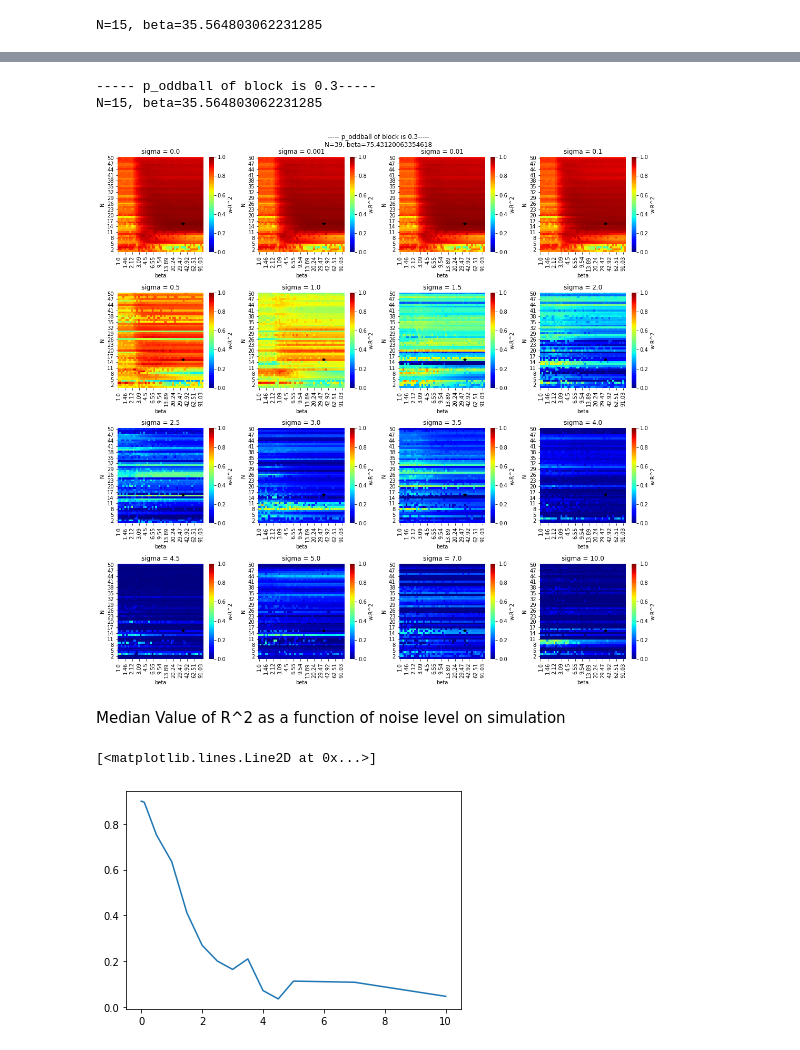
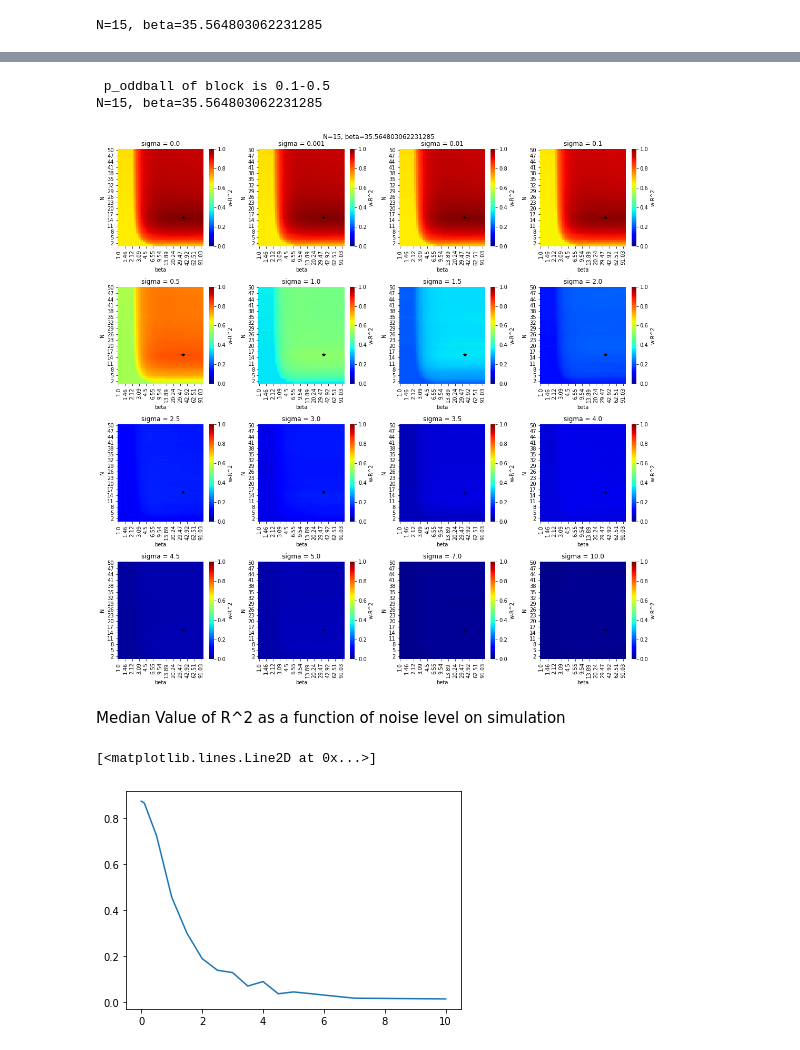
Before and after one commit to yuvfried/seminar-workshop, a Jupyter notebook: notebooks/Noise_Analysis.ipynb, the cells around one changed output, grey strips where cells are left out. Cells and saved outputs as stored; diff of their text form; code cells hidden in the pictures.

Commit message:
align block structure

```diff
--- a/notebooks/Noise_Analysis.ipynb
+++ b/notebooks/Noise_Analysis.ipynb
@@ -82,10 +82,16 @@ weighting"
     return inverse_probs
 
 def rsquared(df_model, eeg, N, beta, weighted=True):
-    weights = inverse_probs(df_model, N, beta) if weighted else np.ones(len(eeg))
+    weights = inverse_probs(df_model, N, beta) if weighted else 1.
     wls_model = sm.WLS(eeg, df_model["S"], weights=weights, missing="drop")
     wls_results = wls_model.fit()
     return wls_results.rsquared
+# %%
+# concatenate 5 blocks with different p_oddball
+p_oddball = 0.3
+p_oddballs = np.arange(0.1,0.6,step=0.1)
+blocks = [create_block(p) for p in p_oddballs]
+block = pd.concat(blocks).rename("block").reset_index(drop=True)
 # %%
 noises = np.concatenate(
     (np.arange(5.5, step=.5),
@@ -138,7 +141,7 @@ for sig in noises:
             print(f"N={N}")
         for b in betas:
             df_model = d_S[tuple([N,b])]
-            df_rsquared.loc[N,b] = rsquared(df_model, eeg, N, b)
+            df_rsquared.loc[N,b] = rsquared(df_model, eeg, N, b,weighted=False)
 
     d_noise[sig] = df_rsquared
 # %% [output]
@@ -164,8 +167,8 @@ import seaborn as sns
 
 def plot_noise_maps(d_noise, base_N, base_beta, binned=False, filename=None):
     fig = plt.figure(figsize=(15,15))
-    fig.suptitle("-"*5+f" p_oddball of block is {p_oddball}"+"-"*5+"\n"+"N=39, beta=75.43120063354618")
-    print("-"*5+f" p_oddball of block is {p_oddball}"+"-"*5)
+    fig.suptitle(f"N={base_N}, beta={base_BETA}")
+    print(f" p_oddball of block is 0.1-0.5")
     print(f"N={base_N}, beta={base_beta}")
     for i, sig in enumerate(d_noise):
         if binned:
@@ -198,15 +201,15 @@ N=15, beta=35.564803062231285
 # %%
 PATH = r"data/noise_simulation_analysis/"
 plot_noise_maps(d_noise, base_N, base_BETA,
-                filename=os.path.join(PATH,f"p_odd_{int(p_oddball*10)}_N_{base_N}_beta_{int(base_BETA)}.png"))
+                filename=os.path.join(PATH,f"p_odd_1-5_N_{base_N}_beta_{int(base_BETA)}.png"))
 # %% [output]
------ p_oddball of block is 0.3-----
+ p_oddball of block is 0.1-0.5
 N=15, beta=35.564803062231285
-[figure, old version]
+[figure, new version]
 # %% [markdown]
 Median Value of R^2 as a function of noise level on simulation
 # %%
 plt.plot(d_noise.keys(),[d_noise[sig].mean().mean() for sig in d_noise.keys()])
 # %% [output]
 [<matplotlib.lines.Line2D at 0x...>]
-[figure, old version]
+[figure, new version]
```
Also changed, not shown: parts of 4 cells of this notebook.
